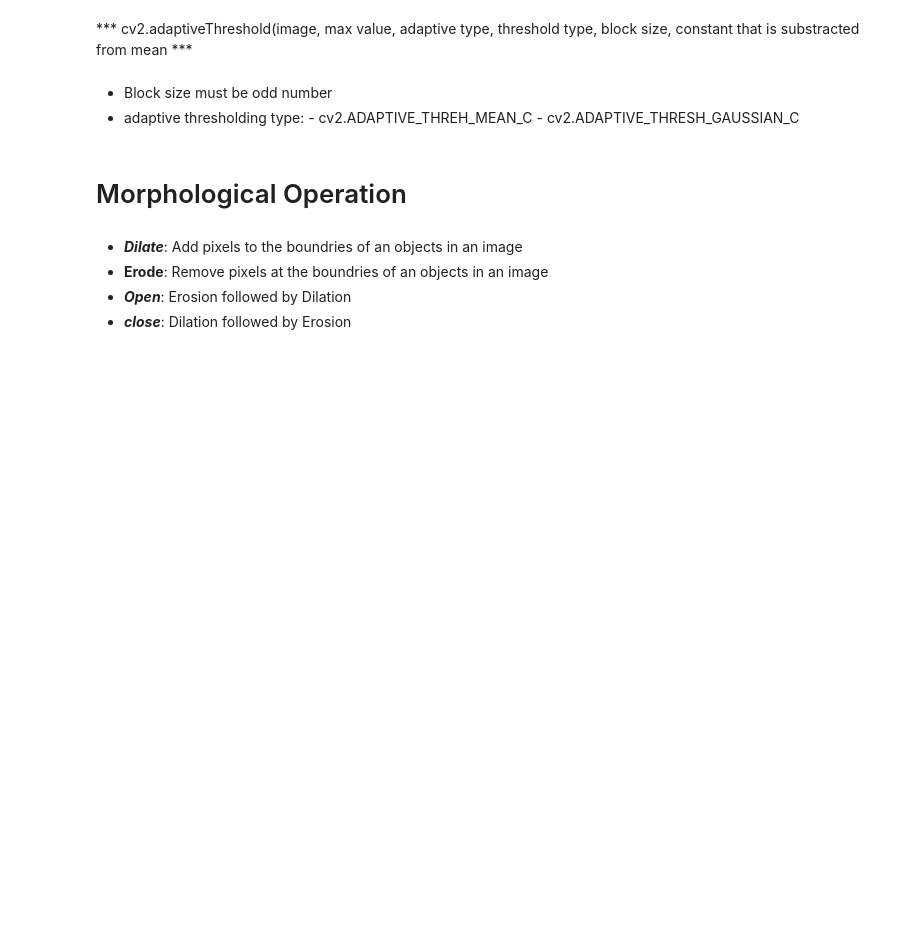
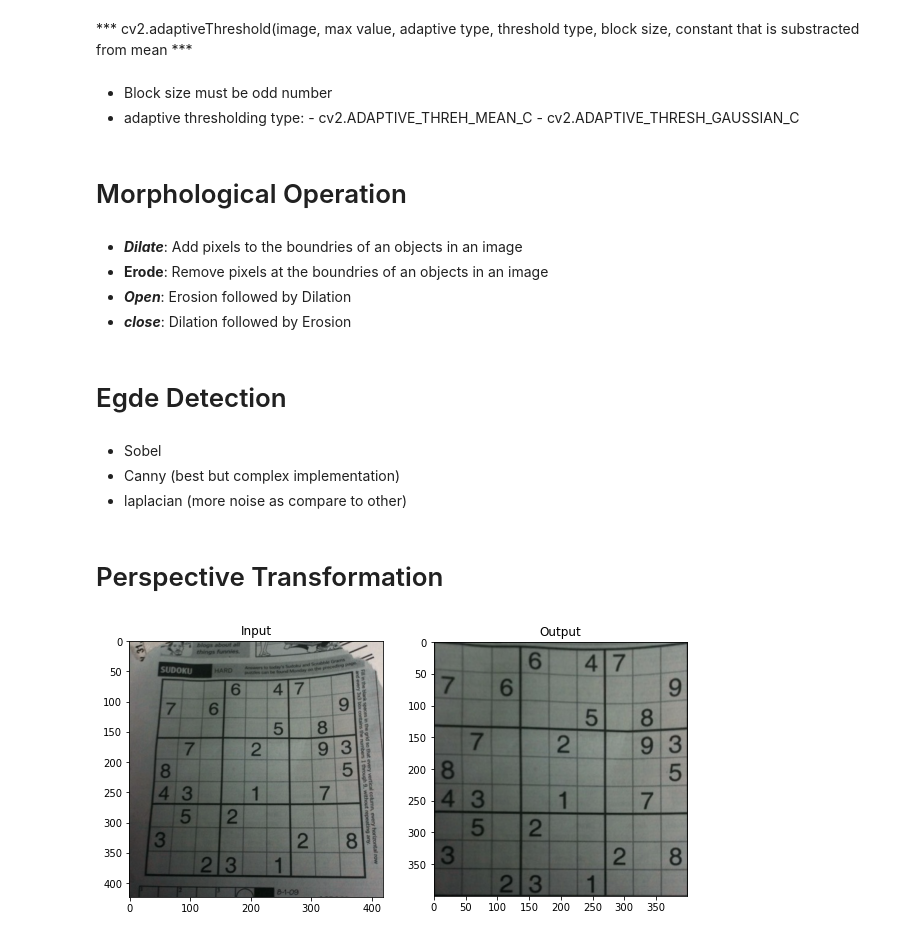
Before and after one commit to jiwan-gharti/Computer-Vision-using-Opencv, a Jupyter notebook: Image Manipulation Preprocess.ipynb, the cells around one changed output. Cells and saved outputs as stored; diff of their text form; code cells hidden in the pictures; blank space fills up the shorter version.

Commit message:
opencv Image Manipulation function added

```diff
--- a/Image Manipulation Preprocess.ipynb
+++ b/Image Manipulation Preprocess.ipynb
@@ -330,3 +330,9 @@ cv2.imshow('dilate_image', dilate_image)
 cv2.waitKey(0)
 
 cv2.destroyAllWindows()
+# %% [markdown]
+# Egde Detection
+# %% [markdown]
+- Sobel
+- Canny (best but complex implementation)
+- laplacian (more noise as compare to other)
@@ -332,0 +370,24 @@ cv2.destroyAllWindows()
+# %% [markdown]
+# Perspective Transformation
+# %%
+import cv2
+import numpy as np
+import matplotlib.pyplot as plt
+
+plt.figure(figsize=(10,20))
+img = cv2.imread('images/perspective.jpg')
+rows,cols,ch = img.shape
+
+
+pts1 = np.float32([[56,65],[368,52],[28,387],[389,390]])
+pts2 = np.float32([[0,0],[400,0],[0,400],[400,400]])
+
+M = cv2.getPerspectiveTransform(pts1,pts2)
+
+dest = cv2.warpPerspective(img,M,(400,400))
+
+plt.subplot(121),plt.imshow(img),plt.title('Input')
+plt.subplot(122),plt.imshow(dest),plt.title('Output')
+plt.show()
+# %% [output]
+[figure, added]
```
Also changed, not shown: parts of 1 cell of this notebook, 1 other file.
